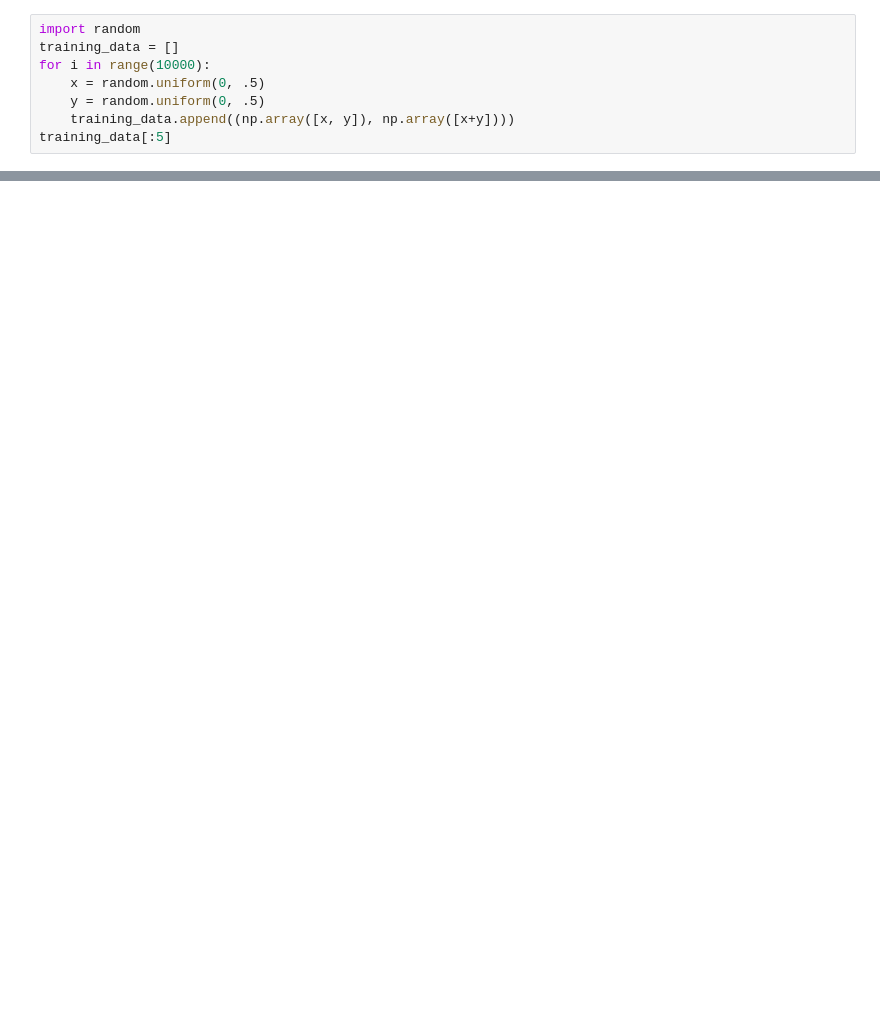
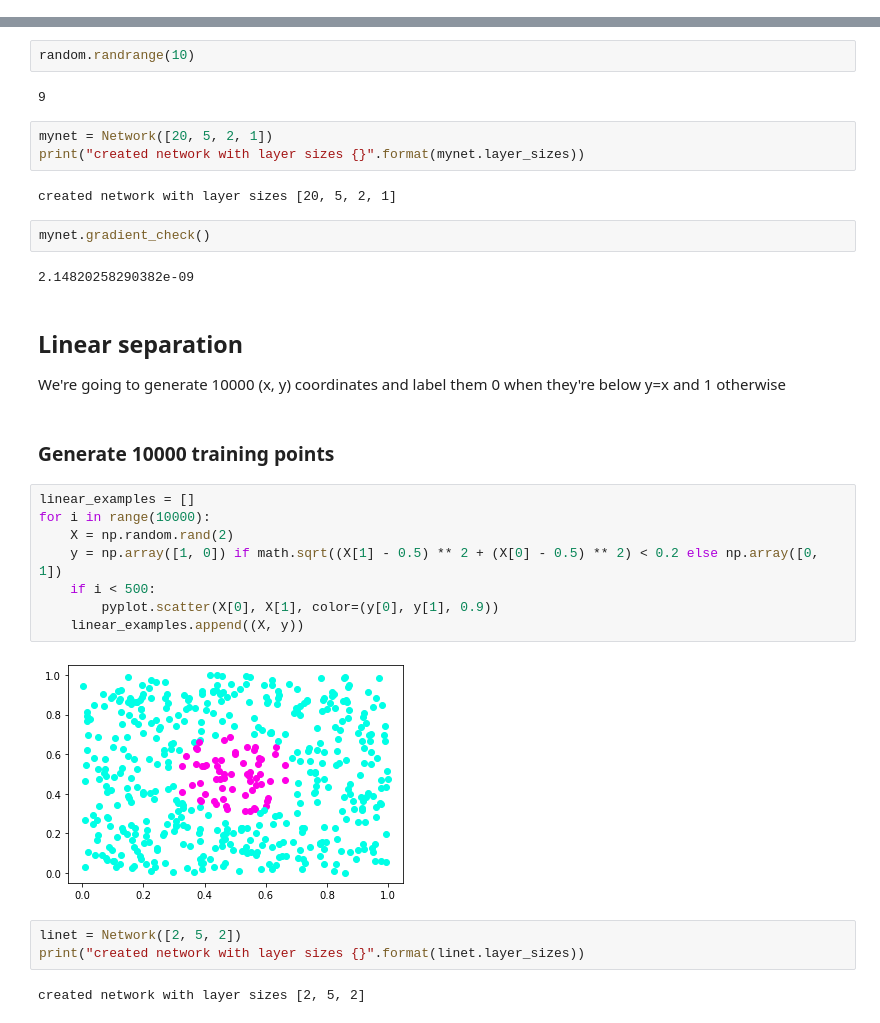
Before and after one commit to andreemic/neuralnet, a Jupyter notebook: neuralnet.ipynb, the cells around one changed output, grey strips where cells are left out. Cells and saved outputs as stored; diff of their text form; blank space fills up the shorter version.

Commit message:
it's learning to classify 2d points (pictures included) mnist not yet...

```diff
--- a/neuralnet.ipynb
+++ b/neuralnet.ipynb
@@ -213,8 +0,0 @@ d_w[-1] = [[-0.02909138 -0.03197955]]
-# %%
-import random
-training_data = []
-for i in range(10000):
-    x = random.uniform(0, .5)
-    y = random.uniform(0, .5)
-    training_data.append((np.array([x, y]), np.array([x+y])))
-training_data[:5]
@@ -255,0 +253,33 @@ testnet = mynet
+# %%
+random.randrange(10)
+# %% [output]
+9
+# %%
+mynet = Network([20, 5, 2, 1])
+print("created network with layer sizes {}".format(mynet.layer_sizes))
+# %% [output]
+created network with layer sizes [20, 5, 2, 1]
+# %%
+mynet.gradient_check()
+# %% [output]
+2.14820258290382e-09
+# %% [markdown]
+## Linear separation
+We're going to generate 10000 (x, y) coordinates and label them 0 when they're below y=x and 1 otherwise
+# %% [markdown]
+### Generate 10000 training points
+# %%
+linear_examples = []
+for i in range(10000):
+    X = np.random.rand(2)
+    y = np.array([1, 0]) if math.sqrt((X[1] - 0.5) ** 2 + (X[0] - 0.5) ** 2) < 0.2 else np.array([0, 1])
+    if i < 500:
+        pyplot.scatter(X[0], X[1], color=(y[0], y[1], 0.9))
+    linear_examples.append((X, y))
+# %% [output]
+[figure, added]
+# %%
+linet = Network([2, 5, 2])
+print("created network with layer sizes {}".format(linet.layer_sizes))
+# %% [output]
+created network with layer sizes [2, 5, 2]
```
Also changed, not shown: parts of 44 cells of this notebook, 1 other file.
